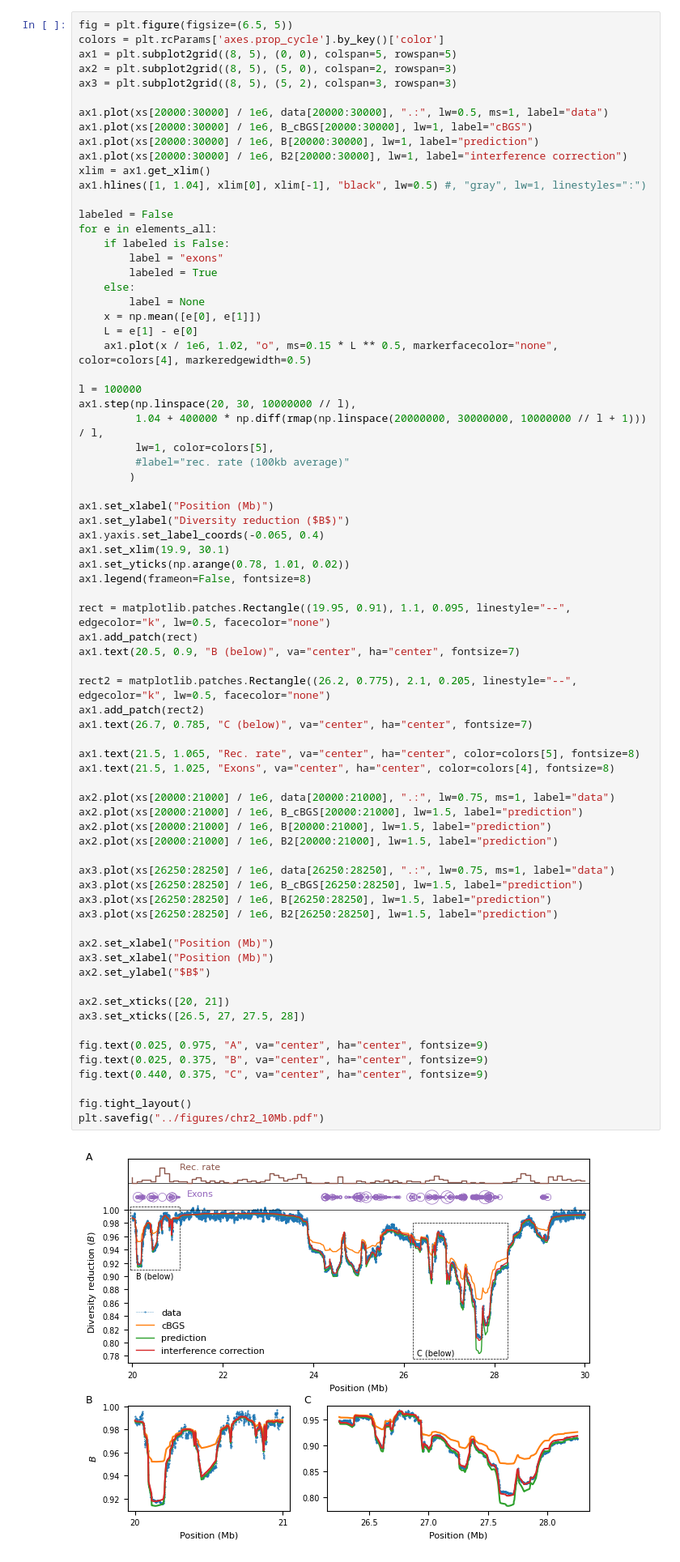
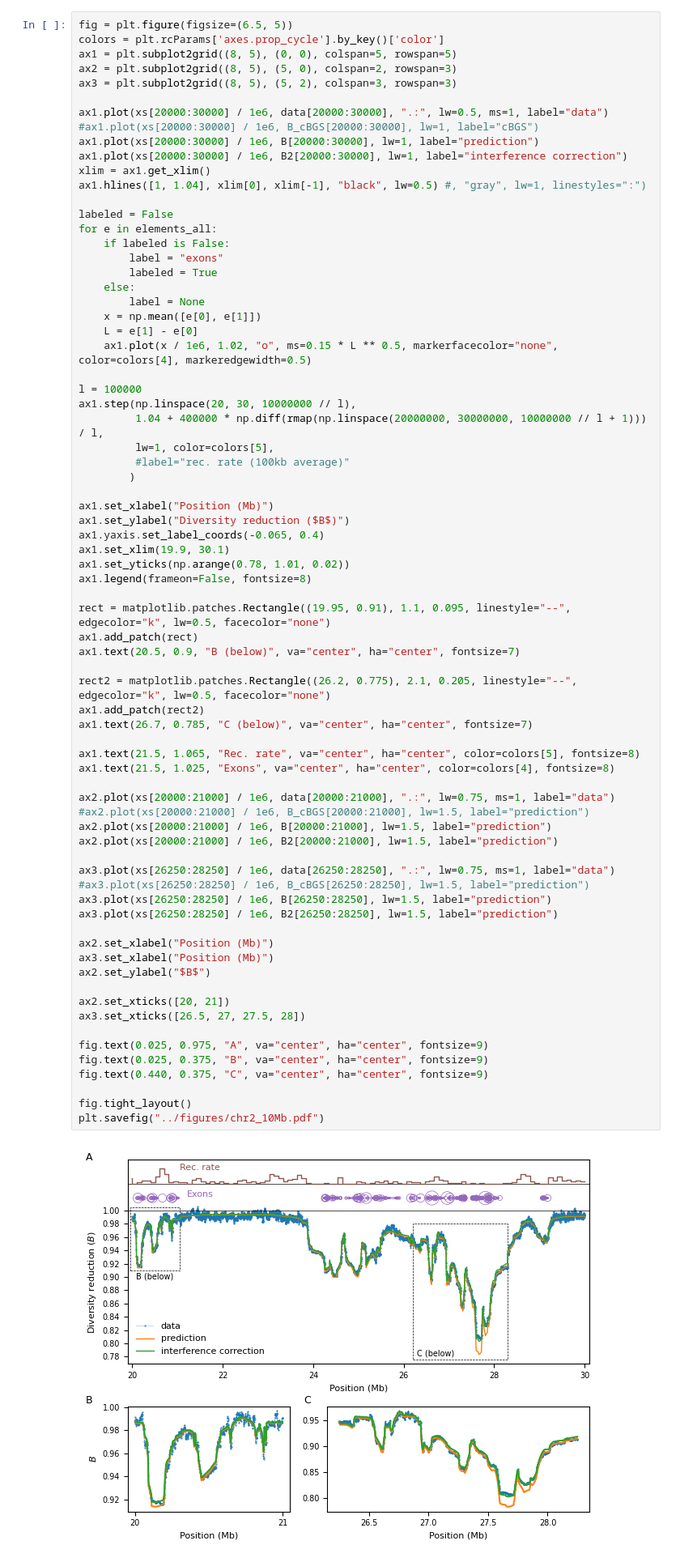
Before and after one commit to gvbarroso/momentspp, a Jupyter notebook: doc/examples/figures_paper1/figures/human-chr2-comparison.ipynb, the cells around one changed output. Shown at 81% size. Saved outputs shown, nothing was run; the diff lists cells and outputs as text.

Commit message:
fixes figures

```diff
--- a/doc/examples/figures_paper1/figures/human-chr2-comparison.ipynb
+++ b/doc/examples/figures_paper1/figures/human-chr2-comparison.ipynb
@@ -132,7 +132,7 @@ ax2 = plt.subplot2grid((8, 5), (5, 0), colspan=2, rowspan=3)
 ax3 = plt.subplot2grid((8, 5), (5, 2), colspan=3, rowspan=3)
 
 ax1.plot(xs[20000:30000] / 1e6, data[20000:30000], ".:", lw=0.5, ms=1, label="data")
-ax1.plot(xs[20000:30000] / 1e6, B_cBGS[20000:30000], lw=1, label="cBGS")
+#ax1.plot(xs[20000:30000] / 1e6, B_cBGS[20000:30000], lw=1, label="cBGS")
 ax1.plot(xs[20000:30000] / 1e6, B[20000:30000], lw=1, label="prediction")
 ax1.plot(xs[20000:30000] / 1e6, B2[20000:30000], lw=1, label="interference correction")
 xlim = ax1.get_xlim()
@@ -169,36 +169,36 @@ ax1.text(20.5, 0.9, "B (below)", va="center", ha="center", fontsize=7)
 
 rect2 = matplotlib.patches.Rectangle((26.2, 0.775), 2.1, 0.205, linestyle="--", edgecolor="k", lw=0.5, facecolor="none")
 ax1.add_patch(rect2)
 ax1.text(26.7, 0.785, "C (below)", va="center", ha="center", fontsize=7)
 
 ax1.text(21.5, 1.065, "Rec. rate", va="center", ha="center", color=colors[5], fontsize=8)
 ax1.text(21.5, 1.025, "Exons", va="center", ha="center", color=colors[4], fontsize=8)
 
 ax2.plot(xs[20000:21000] / 1e6, data[20000:21000], ".:", lw=0.75, ms=1, label="data")
-ax2.plot(xs[20000:21000] / 1e6, B_cBGS[20000:21000], lw=1.5, label="prediction")
+#ax2.plot(xs[20000:21000] / 1e6, B_cBGS[20000:21000], lw=1.5, label="prediction")
 ax2.plot(xs[20000:21000] / 1e6, B[20000:21000], lw=1.5, label="prediction")
 ax2.plot(xs[20000:21000] / 1e6, B2[20000:21000], lw=1.5, label="prediction")
 
 ax3.plot(xs[26250:28250] / 1e6, data[26250:28250], ".:", lw=0.75, ms=1, label="data")
-ax3.plot(xs[26250:28250] / 1e6, B_cBGS[26250:28250], lw=1.5, label="prediction")
+#ax3.plot(xs[26250:28250] / 1e6, B_cBGS[26250:28250], lw=1.5, label="prediction")
 ax3.plot(xs[26250:28250] / 1e6, B[26250:28250], lw=1.5, label="prediction")
 ax3.plot(xs[26250:28250] / 1e6, B2[26250:28250], lw=1.5, label="prediction")
 
 ax2.set_xlabel("Position (Mb)")
 ax3.set_xlabel("Position (Mb)")
 ax2.set_ylabel("$B$")
 
 ax2.set_xticks([20, 21])
 ax3.set_xticks([26.5, 27, 27.5, 28])
 
 fig.text(0.025, 0.975, "A", va="center", ha="center", fontsize=9)
 fig.text(0.025, 0.375, "B", va="center", ha="center", fontsize=9)
 fig.text(0.440, 0.375, "C", va="center", ha="center", fontsize=9)
 
 fig.tight_layout()
 plt.savefig("../figures/chr2_10Mb.pdf")
 # %% [output]
-[figure, old version]
+[figure, new version]
 # %%
 # |2Nes| > 10
 df_Nes10 = df_sub[df_sub["s"] < -0.0005]
```
Also changed, not shown: parts of 3 cells of this notebook, 9 other files.
